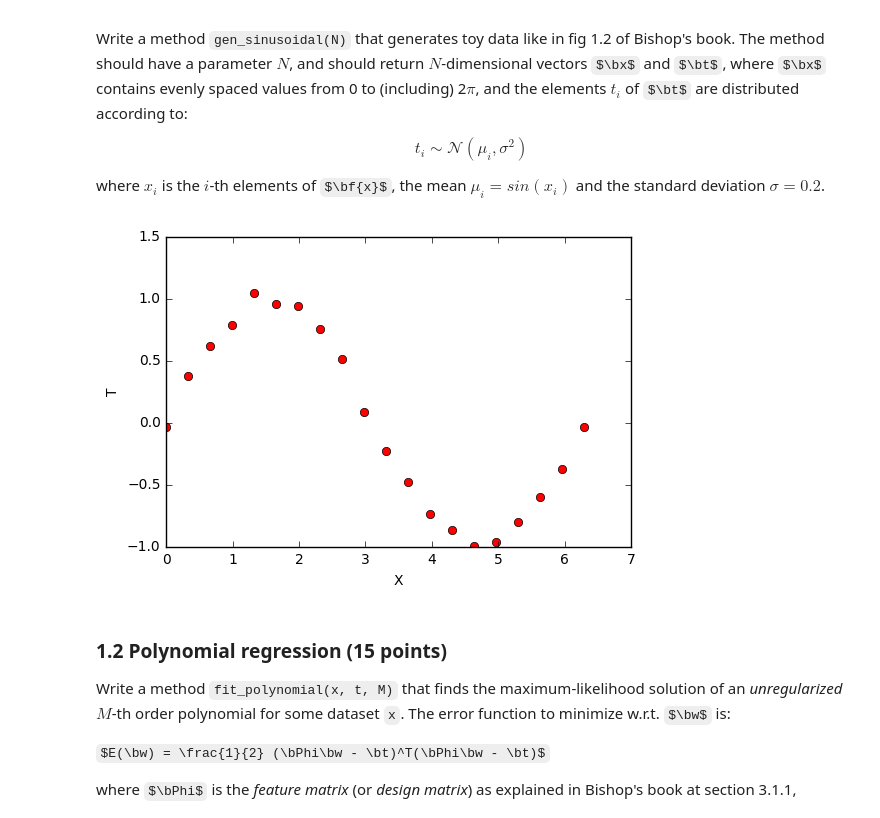
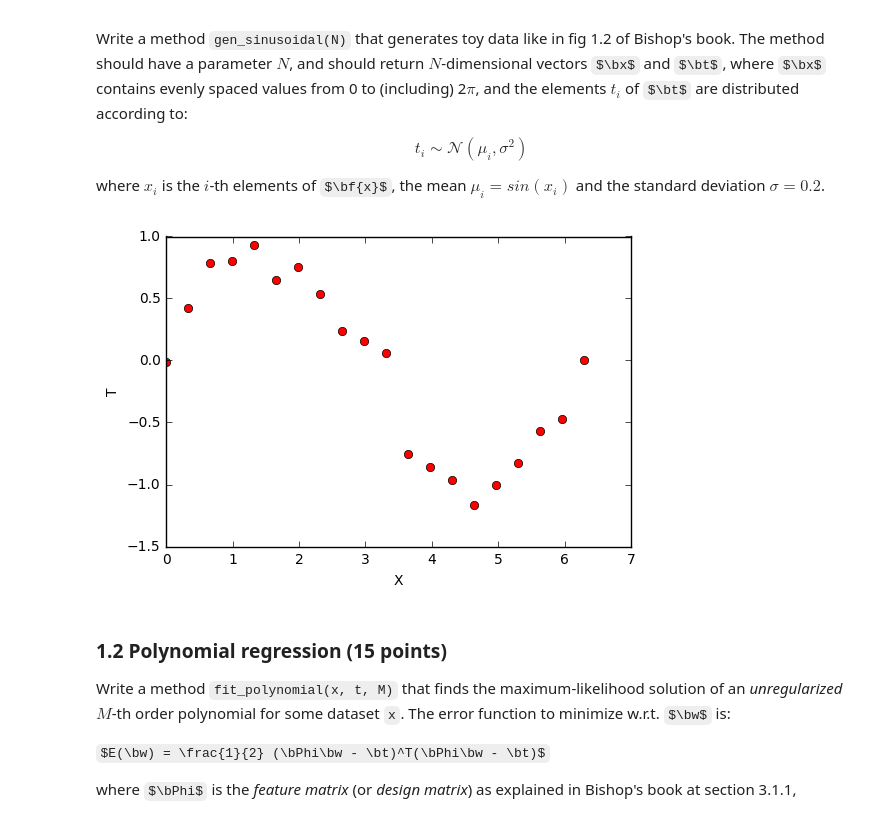
Before and after one commit to Vasileios-Charatsidis/machine_learning_1_labs, a Jupyter notebook: dana.ipynb, the cells around one changed output. Saved outputs shown, nothing was run; the diff lists cells and outputs as text; code cells hidden in the pictures; some formulas as TeX source.

```diff
--- a/dana.ipynb
+++ b/dana.ipynb
@@ -41,25 +46,22 @@ $$t_i \sim \mathcal{N}(\mu_i, \sigma^2)$$
 
 where $x_i$ is the $i$-th elements of $\bf{x}$, the mean $\mu_i = sin(x_i)$ and the standard deviation $\sigma = 0.2$.
 # %%
-from scipy import stats
-from matplotlib.pyplot import figure, show
-
 def gen_sinusoidal(N):
-    sigma = 0.2**2
+    sigma = 0.2
     X = np.linspace(0, 2*np.pi, N)
-
-    T = np.array([np.sin(x) + np.random.randn()*sigma for x in X])
-
-    plt.plot(X, T, 'ro')
-    plt.xlabel('X')
-    plt.ylabel('T')
-    plt.show()
+    T = np.random.normal(np.sin(X),sigma)
 
     return X,T
 
 X,T = gen_sinusoidal(20)
+
+# plot
+plt.plot(X, T, 'ro')
+plt.xlabel('X')
+plt.ylabel('T')
+plt.show()
 # %% [output]
-[figure, old version]
+[figure, new version]
 # %% [markdown]
 ### 1.2 Polynomial regression (15 points)
 
```
Also changed, not shown: parts of 8 cells of this notebook.
